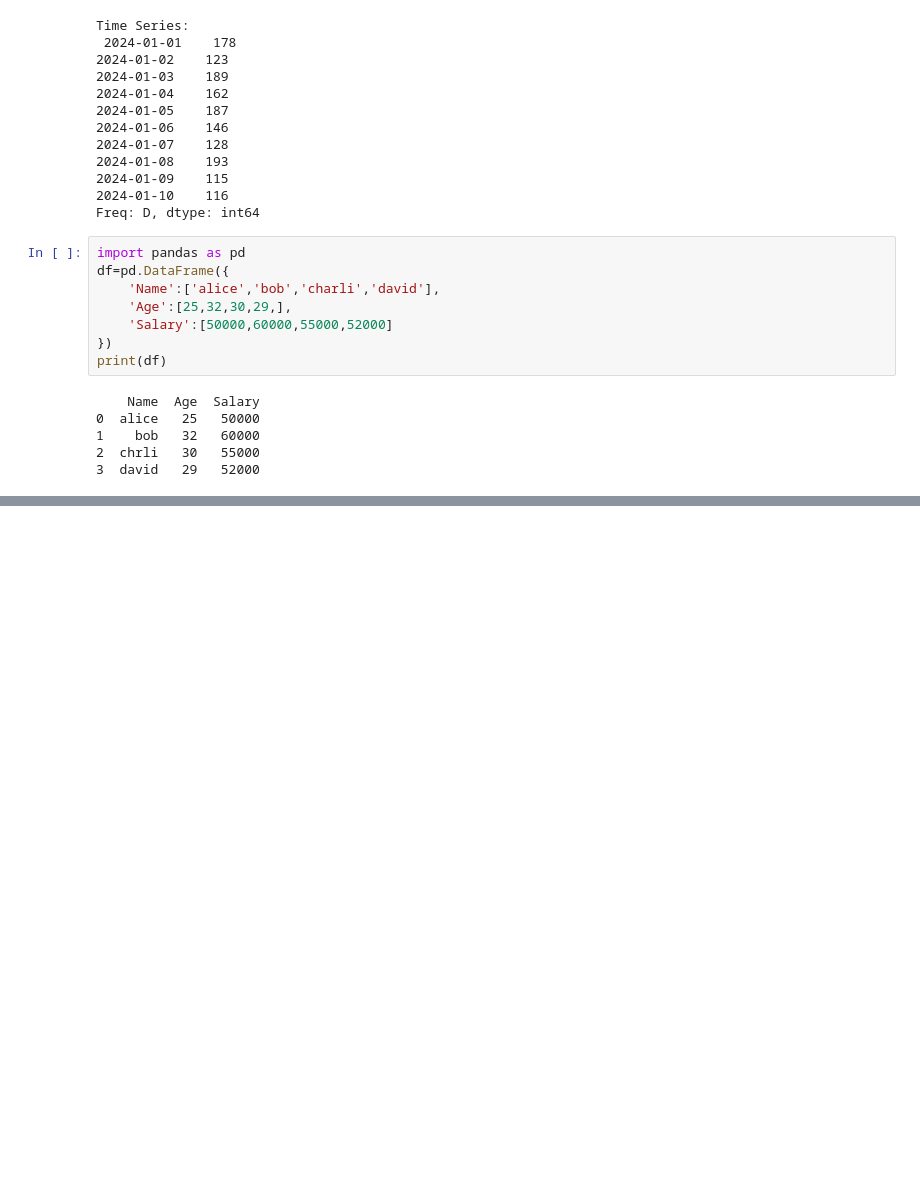
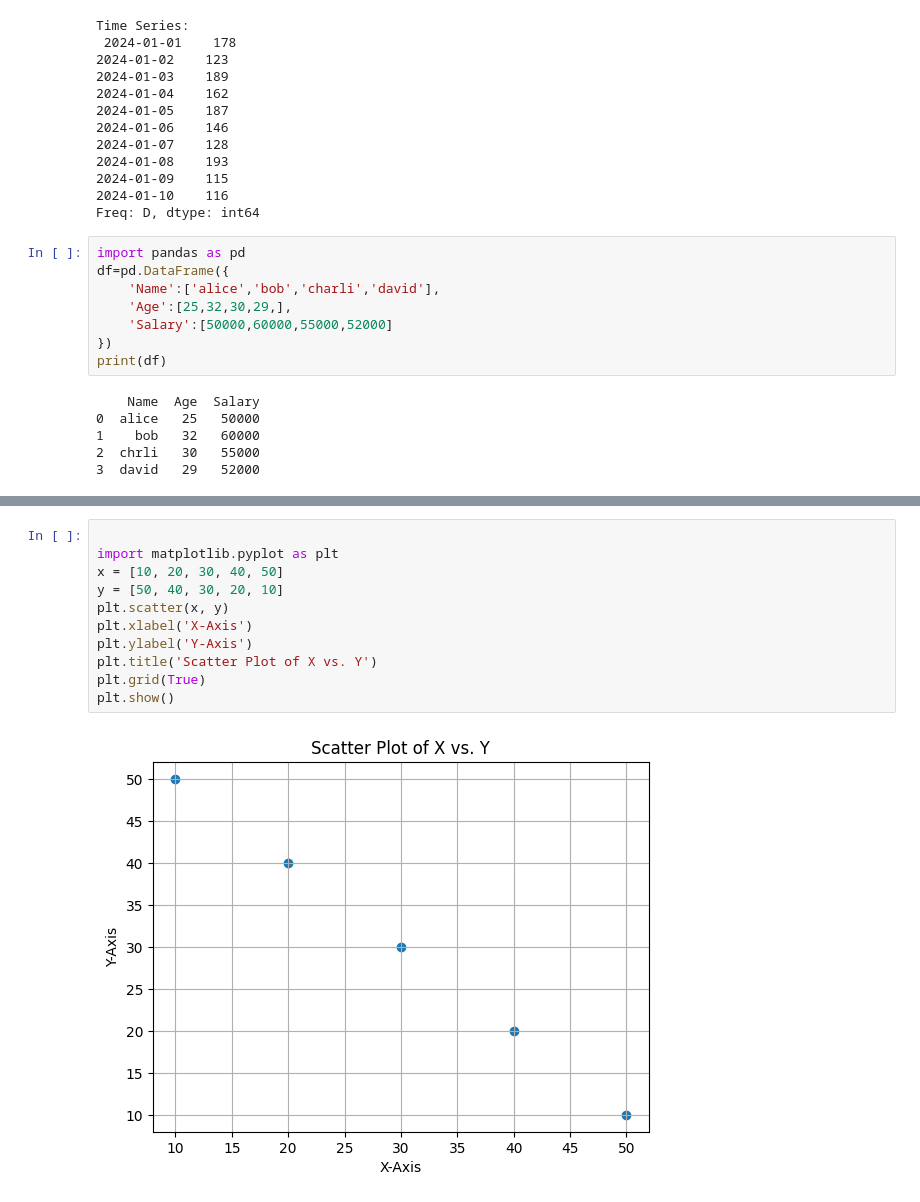
Before and after one commit to ALOK042007/aiml, a Jupyter notebook: Untitled0.ipynb, the cells around one changed output, grey strips where cells are left out. Drawn from its saved outputs; the diff is of its cells as text; blank space fills up the shorter version.

```diff
--- a/Untitled0.ipynb
+++ b/Untitled0.ipynb
@@ -793,0 +820,13 @@ df=pd.DataFrame({
+# %%
+
+import matplotlib.pyplot as plt
+x = [10, 20, 30, 40, 50]
+y = [50, 40, 30, 20, 10]
+plt.scatter(x, y)
+plt.xlabel('X-Axis')
+plt.ylabel('Y-Axis')
+plt.title('Scatter Plot of X vs. Y')
+plt.grid(True)
+plt.show()
+# %% [output]
+[figure, added]
```
Also changed, not shown: parts of 6 cells of this notebook.
